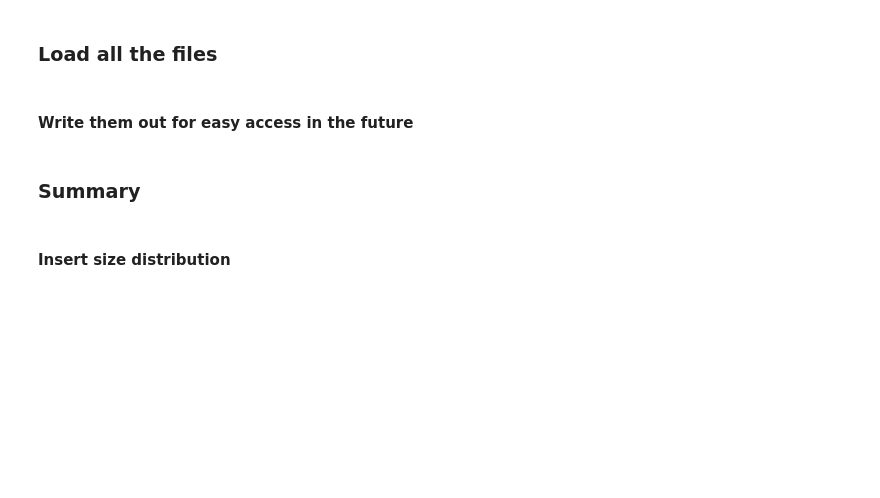
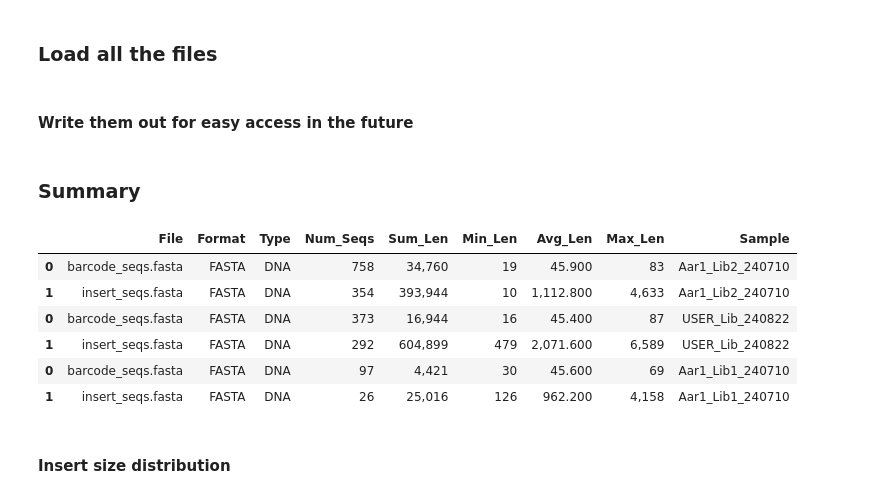
Before and after one commit to Pioneer-Research-Labs/long-read-qc, a Jupyter notebook: assets/report_template.ipynb, the cells around one changed output. Drawn from its saved outputs; the diff is of its cells as text; code cells hidden in the pictures; blank space fills up the shorter version.

```diff
--- a/assets/report_template.ipynb
+++ b/assets/report_template.ipynb
@@ -112,3 +124,13 @@ seq_stat
+# %%
+seq_stat.style.format(precision = 3, thousands = ",").format_index(str.title, axis = 1)
+# %% [output]
+|  | File | Format | Type | Num_Seqs | Sum_Len | Min_Len | Avg_Len | Max_Len | Sample |
+| 0 | barcode_seqs.fasta | FASTA | DNA | 758 | 34,760 | 19 | 45.900 | 83 | Aar1_Lib2_240710 |
+| 1 | insert_seqs.fasta | FASTA | DNA | 354 | 393,944 | 10 | 1,112.800 | 4,633 | Aar1_Lib2_240710 |
+| 0 | barcode_seqs.fasta | FASTA | DNA | 373 | 16,944 | 16 | 45.400 | 87 | USER_Lib_240822 |
+| 1 | insert_seqs.fasta | FASTA | DNA | 292 | 604,899 | 479 | 2,071.600 | 6,589 | USER_Lib_240822 |
+| 0 | barcode_seqs.fasta | FASTA | DNA | 97 | 4,421 | 30 | 45.600 | 69 | Aar1_Lib1_240710 |
+| 1 | insert_seqs.fasta | FASTA | DNA | 26 | 25,016 | 126 | 962.200 | 4,158 | Aar1_Lib1_240710 |
 # %% [markdown]
 #### Insert size distribution
 # %%
```
Also changed, not shown: parts of 18 cells of this notebook, 1 other file.
